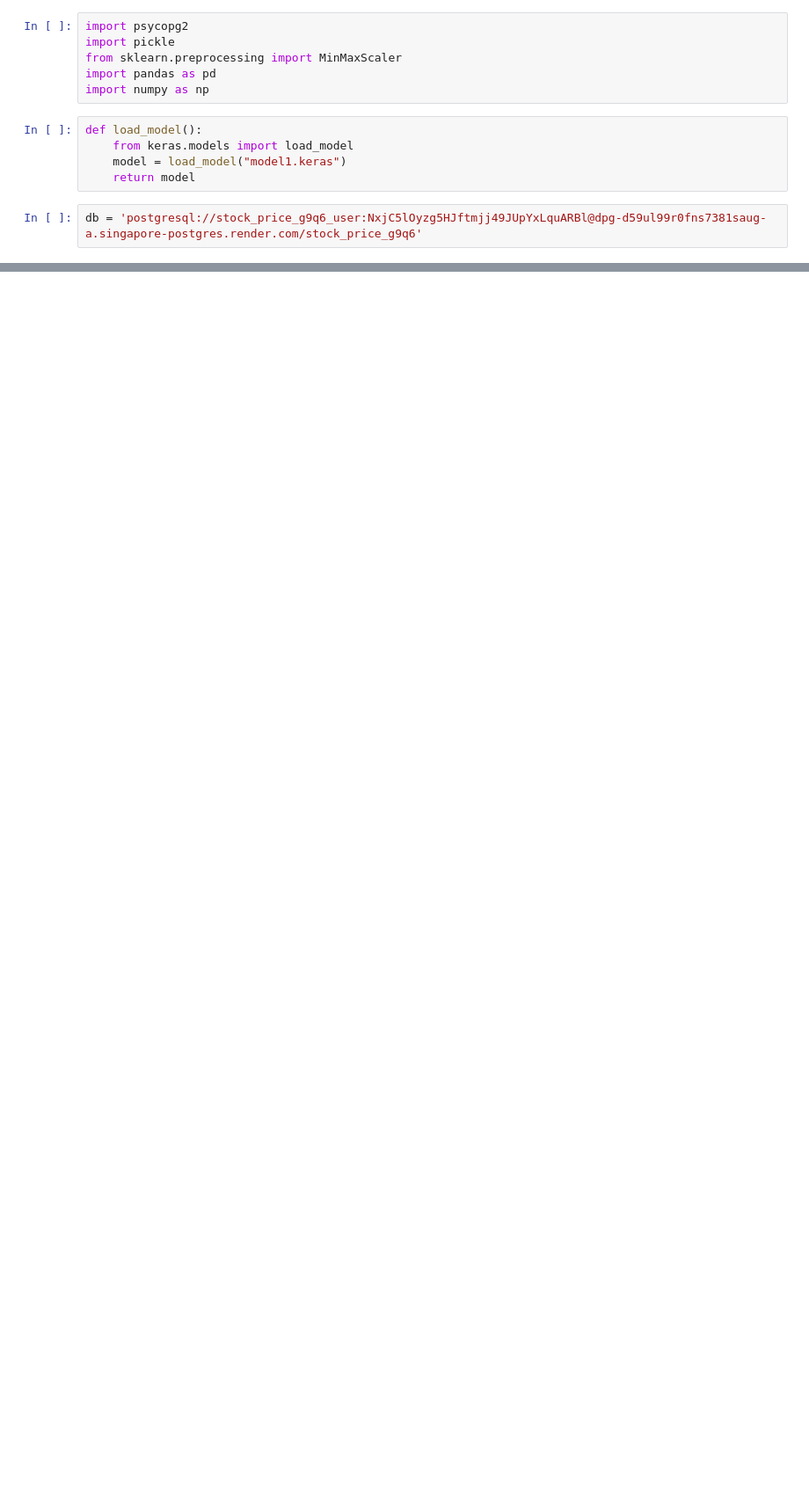
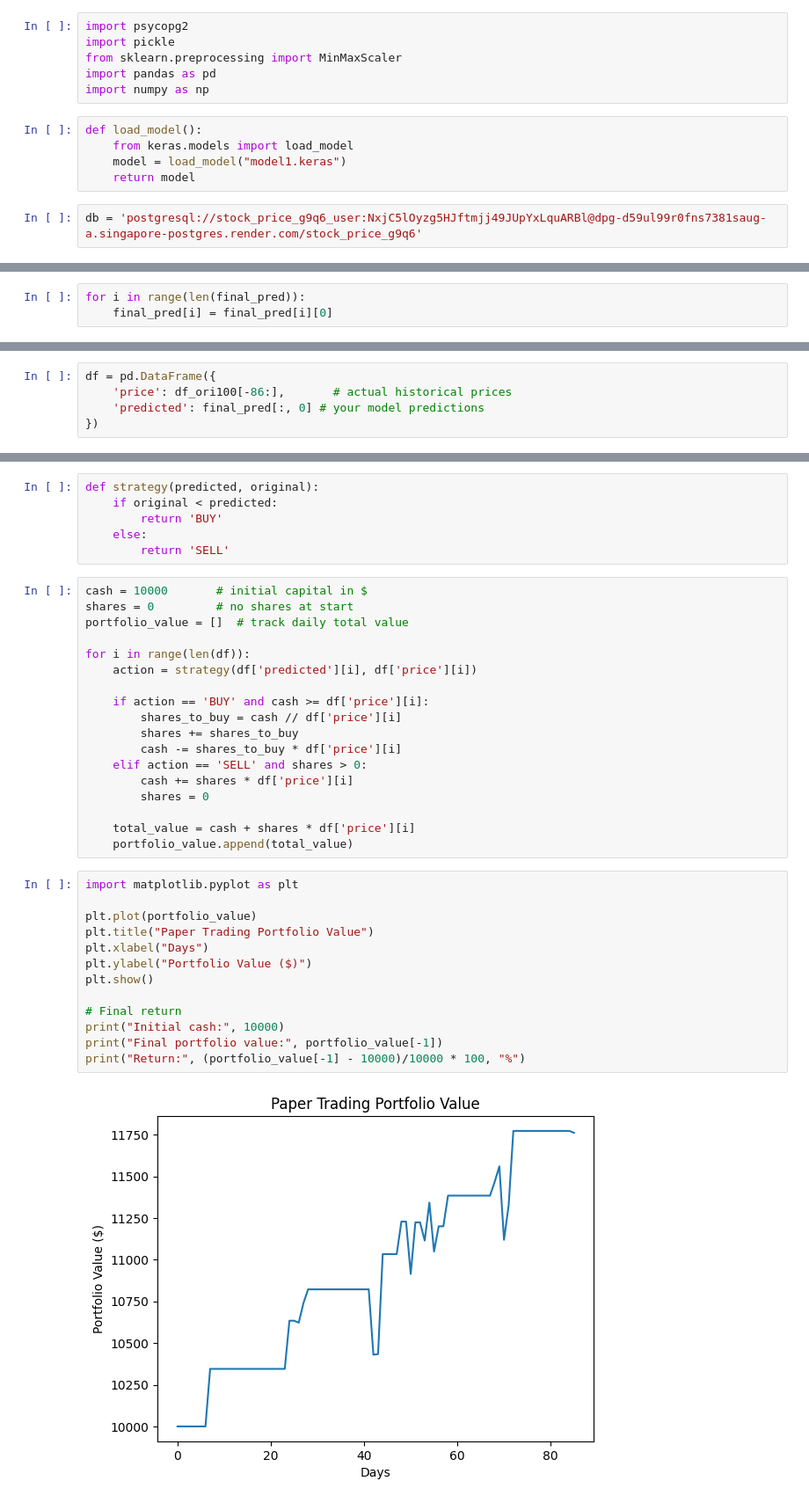
Before and after one commit to kianwai96/stock_pred, a Jupyter notebook: test.ipynb, the cells around one changed output, grey strips where cells are left out. Shown at 88% size. Saved outputs shown, nothing was run; the diff lists cells and outputs as text; blank space fills up the shorter version.

Commit message:
add simple strat, backtesting and improved LSTM

```diff
--- a/test.ipynb
+++ b/test.ipynb
@@ -172,0 +137,3 @@ print(predicted_price[0][0])
+# %%
+for i in range(len(final_pred)):
+    final_pred[i] = final_pred[i][0]
@@ -172,0 +144,5 @@ print(predicted_price[0][0])
+# %%
+df = pd.DataFrame({
+    'price': df_ori100[-86:],       # actual historical prices
+    'predicted': final_pred[:, 0] # your model predictions
+})
@@ -172,0 +165,39 @@ print(predicted_price[0][0])
+# %%
+def strategy(predicted, original):
+    if original < predicted:
+        return 'BUY'
+    else:
+        return 'SELL'
+# %%
+cash = 10000       # initial capital in $
+shares = 0         # no shares at start
+portfolio_value = []  # track daily total value
+
+for i in range(len(df)):
+    action = strategy(df['predicted'][i], df['price'][i])
+
+    if action == 'BUY' and cash >= df['price'][i]:
+        shares_to_buy = cash // df['price'][i]
+        shares += shares_to_buy
+        cash -= shares_to_buy * df['price'][i]
+    elif action == 'SELL' and shares > 0:
+        cash += shares * df['price'][i]
+        shares = 0
+
+    total_value = cash + shares * df['price'][i]
+    portfolio_value.append(total_value)
+# %%
+import matplotlib.pyplot as plt
+
+plt.plot(portfolio_value)
+plt.title("Paper Trading Portfolio Value")
+plt.xlabel("Days")
+plt.ylabel("Portfolio Value ($)")
+plt.show()
+
+# Final return
+print("Initial cash:", 10000)
+print("Final portfolio value:", portfolio_value[-1])
+print("Return:", (portfolio_value[-1] - 10000)/10000 * 100, "%")
+# %% [output]
+[figure, added]
```
Also changed, not shown: parts of 28 cells of this notebook, 12 other files.
